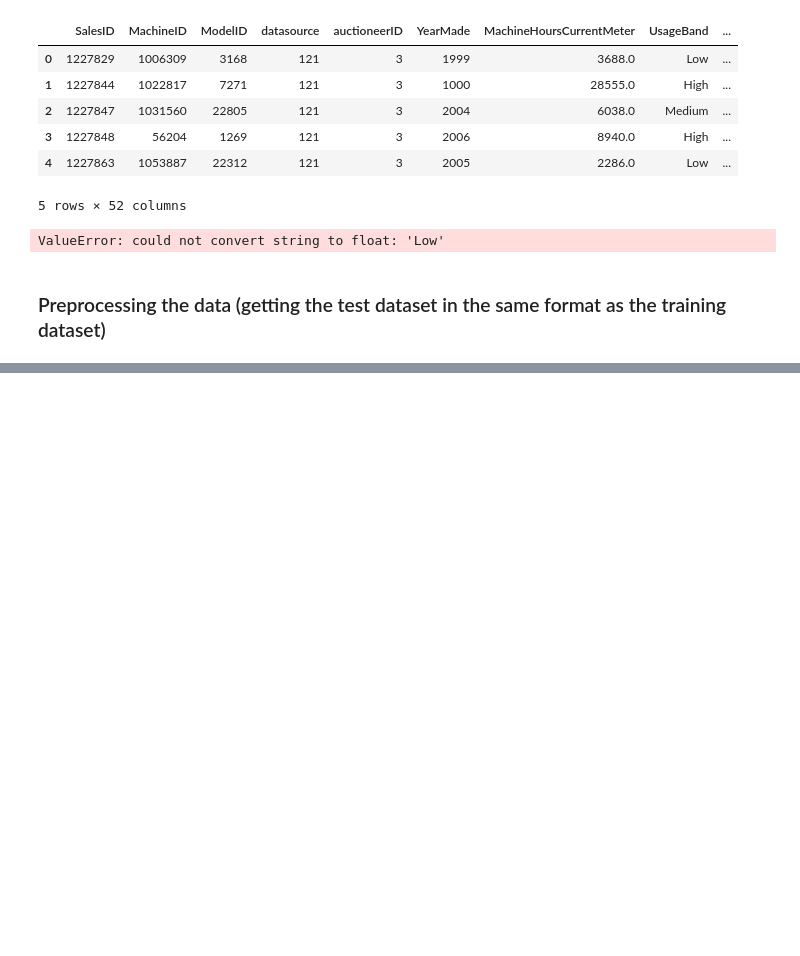
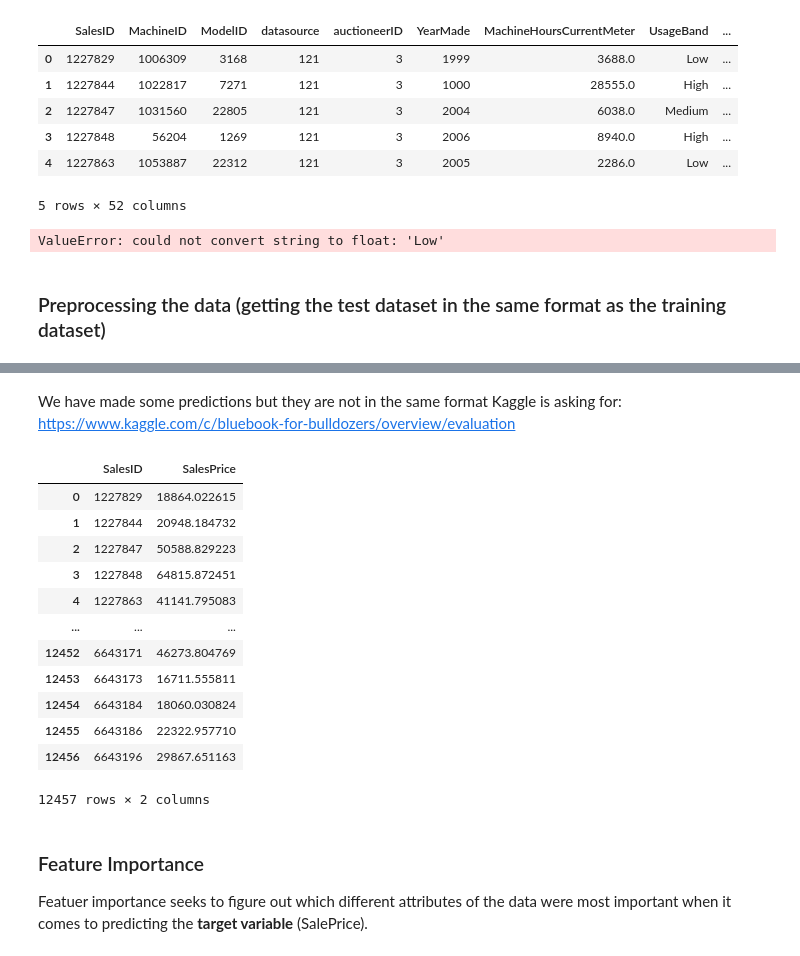
Before and after one commit to BharatKammakatla/Bulldozer-Price-Prediction, a Jupyter notebook: end-to-end-bulldozer-price-regression.ipynb, the cells around one changed output, grey strips where cells are left out. Cells and saved outputs as stored; diff of their text form; code cells hidden in the pictures; blank space fills up the shorter version.

```diff
--- a/end-to-end-bulldozer-price-regression.ipynb
+++ b/end-to-end-bulldozer-price-regression.ipynb
@@ -1044,0 +1091,3 @@ def preprocess_data(df):
+# %%
+# Make predictions on the finalized test data
+test_preds = ideal_model.predict(df_test)
@@ -1044,0 +1098,23 @@ def preprocess_data(df):
+# %% [markdown]
+We have made some predictions but they are not in the same format Kaggle is asking for:
+https://www.kaggle.com/c/bluebook-for-bulldozers/overview/evaluation
+# %%
+# Format predictions into the same format Kaggle is for
+df_preds = pd.DataFrame()
+df_preds["SalesID"] = df_test["SalesID"]
+df_preds["SalesPrice"] = test_preds
+df_preds
+# %% [output]
+|  | SalesID | SalesPrice |
+| 0 | 1227829 | 18864.022615 |
+| 1 | 1227844 | 20948.184732 |
+| 2 | 1227847 | 50588.829223 |
+| 3 | 1227848 | 64815.872451 |
+| 4 | 1227863 | 41141.795083 |
+| ... | ... | ... |
+| 12452 | 6643171 | 46273.804769 |
+| 12453 | 6643173 | 16711.555811 |
+| 12454 | 6643184 | 18060.030824 |
+| 12455 | 6643186 | 22322.957710 |
+| 12456 | 6643196 | 29867.651163 |
+12457 rows × 2 columns
@@ -1044,0 +1124,4 @@ def preprocess_data(df):
+# %% [markdown]
+### Feature Importance
+
+Featuer importance seeks to figure out which different attributes of the data were most important when it comes to predicting the **target variable** (SalePrice).
```
Also changed, not shown: parts of 8 cells of this notebook.
